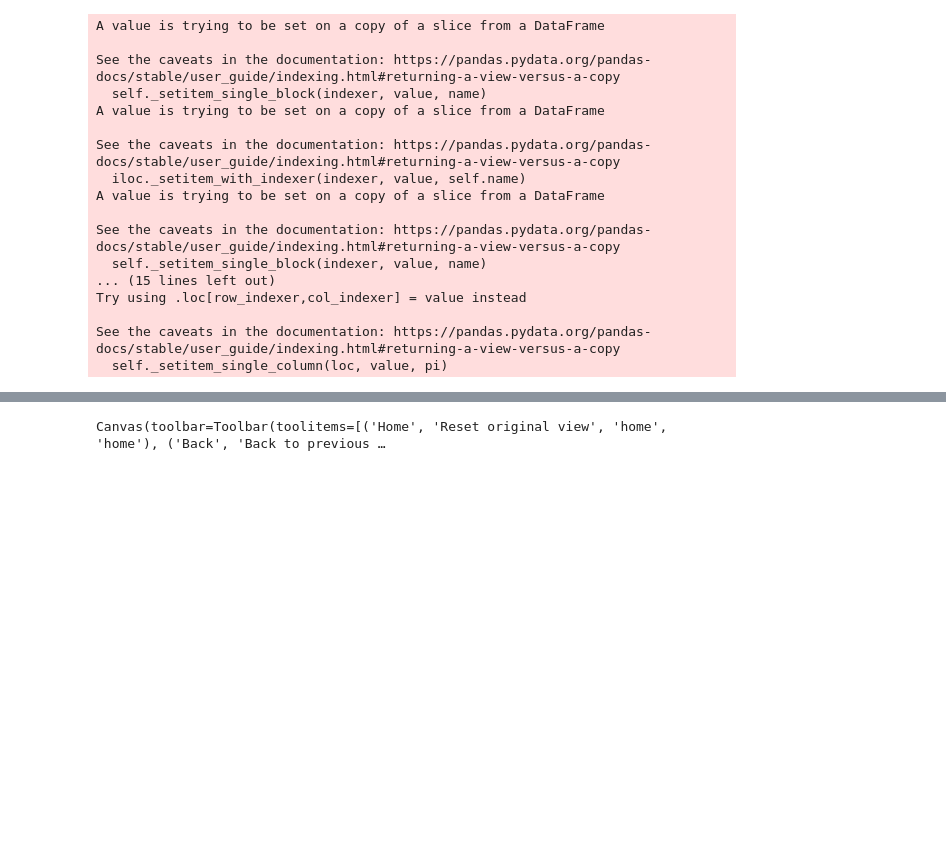
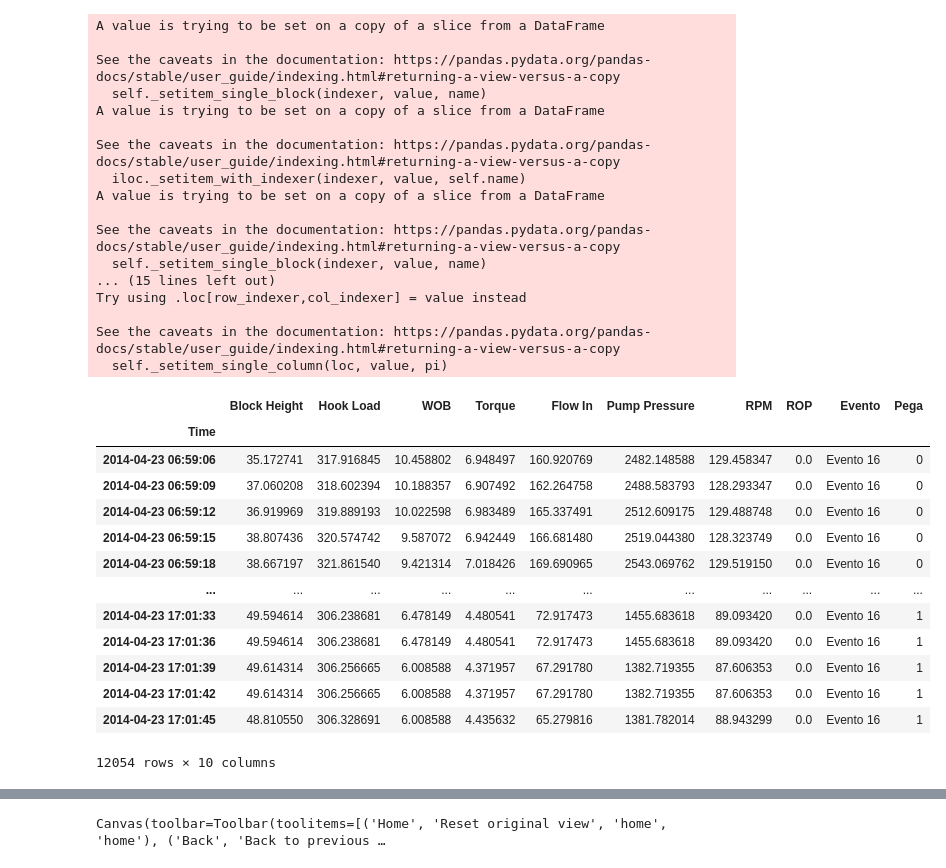
Before and after one commit to diegojeda/Proyecto-Maestria, a Jupyter notebook: Floreña Ip-10/230414/Evento 16.ipynb, the cells around one changed output, grey strips where cells are left out. Cells and saved outputs as stored; diff of their text form; code cells hidden in the pictures; blank space fills up the shorter version.

```diff
--- a/Floreña Ip-10/230414/Evento 16.ipynb
+++ b/Floreña Ip-10/230414/Evento 16.ipynb
@@ -422,3 +422,20 @@ path_personal = "C:/Users/diego/OneDrive/Documentos/GitHub/Proyecto-Maestria/Dat
 path_halli = "x"
 
 Tabla1.to_csv(path_or_buf=path_personal,index=True,header=True)
+# %%
+Tabla1
+# %% [output]
+|  | Block Height | Hook Load | WOB | Torque | Flow In | Pump Pressure | RPM | ROP | Evento | Pega |
+| Time |  |  |  |  |  |  |  |  |  |  |
+| 2014-04-23 06:59:06 | 35.172741 | 317.916845 | 10.458802 | 6.948497 | 160.920769 | 2482.148588 | 129.458347 | 0.0 | Evento 16 | 0 |
+| 2014-04-23 06:59:09 | 37.060208 | 318.602394 | 10.188357 | 6.907492 | 162.264758 | 2488.583793 | 128.293347 | 0.0 | Evento 16 | 0 |
+| 2014-04-23 06:59:12 | 36.919969 | 319.889193 | 10.022598 | 6.983489 | 165.337491 | 2512.609175 | 129.488748 | 0.0 | Evento 16 | 0 |
+| 2014-04-23 06:59:15 | 38.807436 | 320.574742 | 9.587072 | 6.942449 | 166.681480 | 2519.044380 | 128.323749 | 0.0 | Evento 16 | 0 |
+| 2014-04-23 06:59:18 | 38.667197 | 321.861540 | 9.421314 | 7.018426 | 169.690965 | 2543.069762 | 129.519150 | 0.0 | Evento 16 | 0 |
+| ... | ... | ... | ... | ... | ... | ... | ... | ... | ... | ... |
+| 2014-04-23 17:01:33 | 49.594614 | 306.238681 | 6.478149 | 4.480541 | 72.917473 | 1455.683618 | 89.093420 | 0.0 | Evento 16 | 1 |
+| 2014-04-23 17:01:36 | 49.594614 | 306.238681 | 6.478149 | 4.480541 | 72.917473 | 1455.683618 | 89.093420 | 0.0 | Evento 16 | 1 |
+| 2014-04-23 17:01:39 | 49.614314 | 306.256665 | 6.008588 | 4.371957 | 67.291780 | 1382.719355 | 87.606353 | 0.0 | Evento 16 | 1 |
+| 2014-04-23 17:01:42 | 49.614314 | 306.256665 | 6.008588 | 4.371957 | 67.291780 | 1382.719355 | 87.606353 | 0.0 | Evento 16 | 1 |
+| 2014-04-23 17:01:45 | 48.810550 | 306.328691 | 6.008588 | 4.435632 | 65.279816 | 1381.782014 | 88.943299 | 0.0 | Evento 16 | 1 |
+12054 rows × 10 columns
```
Also changed, not shown: parts of 1 cell of this notebook, 7 other files.
